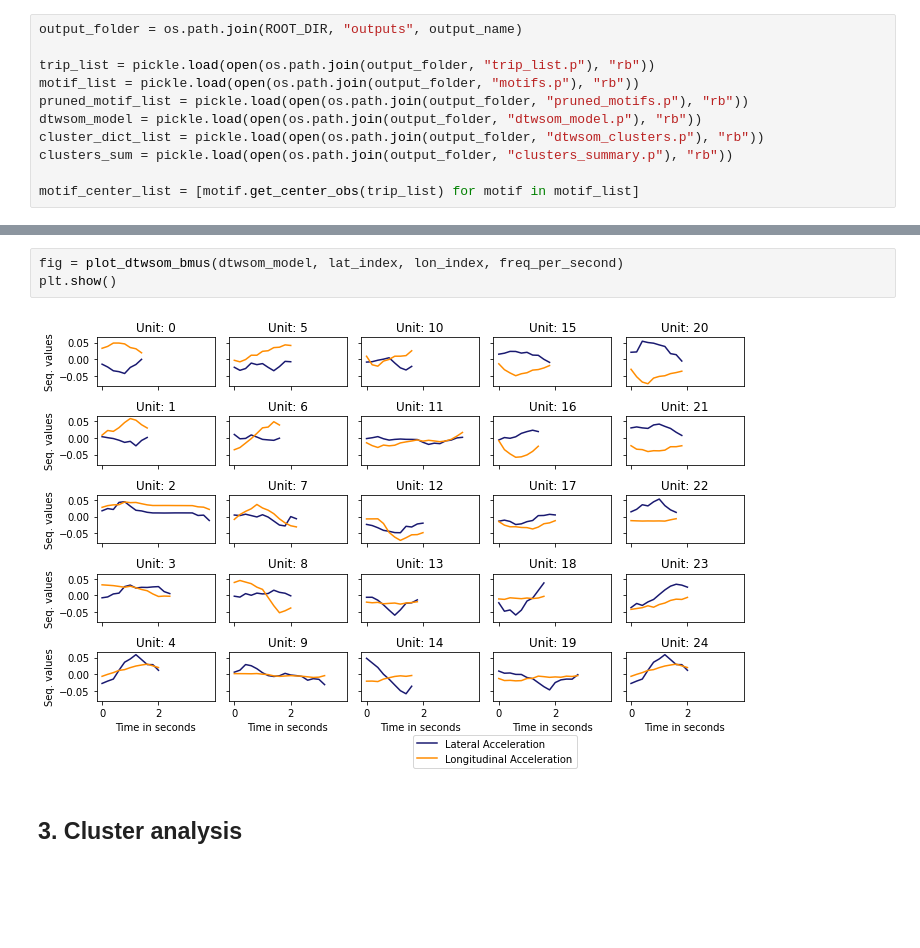
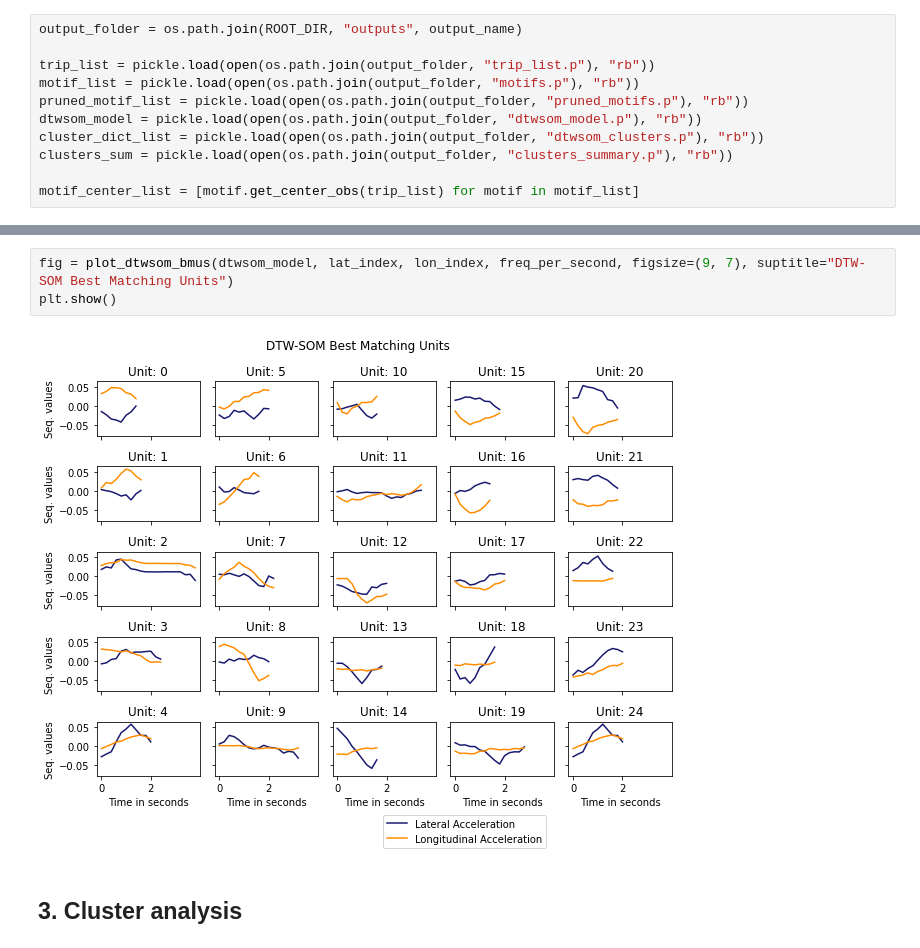
Before and after one commit to misilva73/tripMD, a Jupyter notebook: notebooks/tripmd_outputs_single_drivers.ipynb, the cells around one changed output, grey strips where cells are left out. Drawn from its saved outputs; the diff is of its cells as text; blank space fills up the shorter version.

```diff
--- a/notebooks/tripmd_outputs_single_drivers.ipynb
+++ b/notebooks/tripmd_outputs_single_drivers.ipynb
@@ -40,10 +40,10 @@ motif_center_list = [motif.get_center_obs(trip_list) for motif in motif_list]
 
 <img src="../../outputs/D2_driver/umatrix_plot.png" alt="drawing" width="400"/><img src="../../outputs/D2_driver/winner_plot.png" alt="drawing" width="400"/>
 # %%
-fig = plot_dtwsom_bmus(dtwsom_model, lat_index, lon_index, freq_per_second)
+fig = plot_dtwsom_bmus(dtwsom_model, lat_index, lon_index, freq_per_second, figsize=(9, 7), suptitle="DTW-SOM Best Matching Units")
 plt.show()
 # %% [output]
-[figure, old version]
+[figure, new version]
 # %% [markdown]
 ## 3. Cluster analysis
 # %%
```
Also changed, not shown: parts of 4 cells of this notebook, 3 other files.
